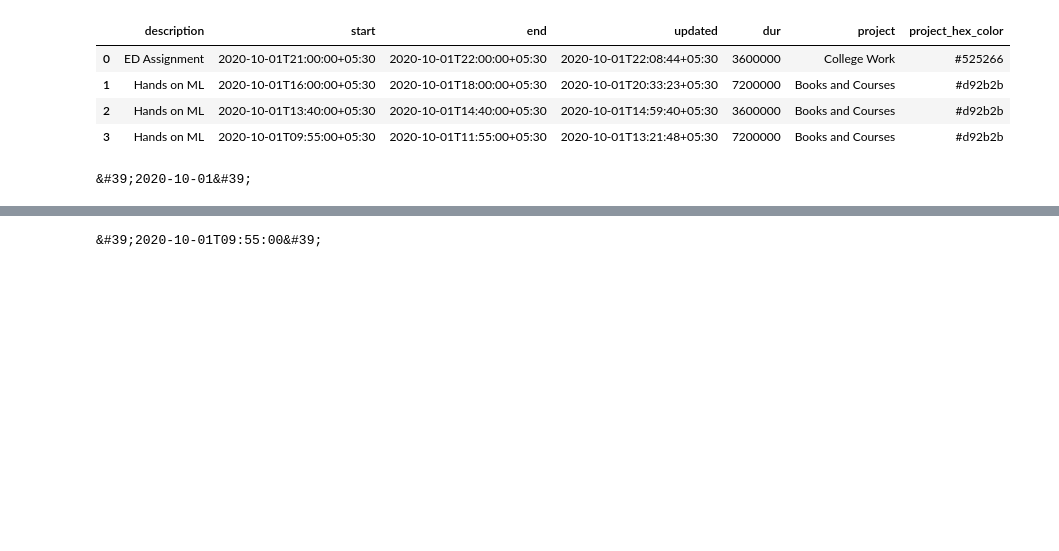
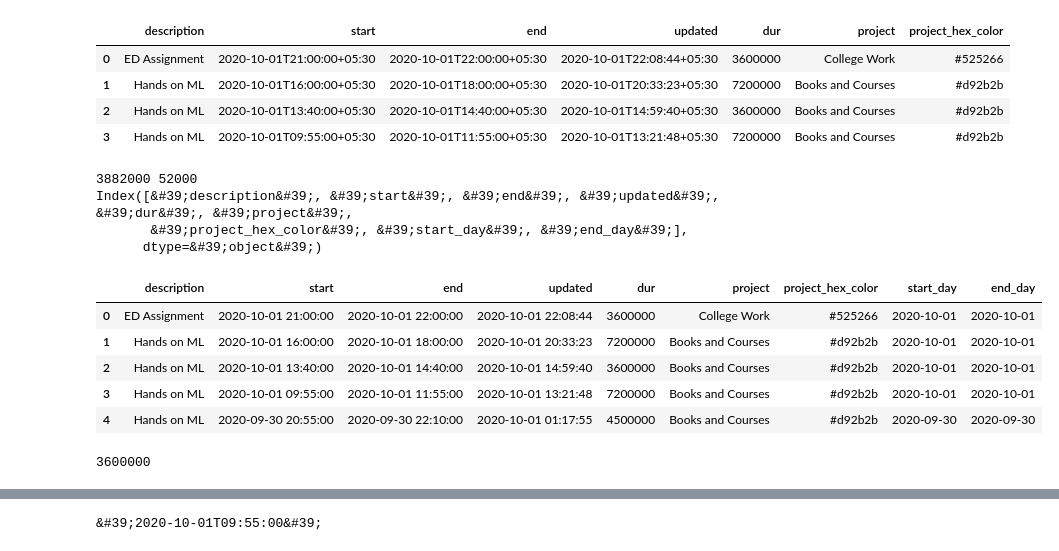
Before and after one commit to atharva-2001/Toggl-Dashboard, a Jupyter notebook: api_test.ipynb, the cells around one changed output, grey strips where cells are left out. Cells and saved outputs as stored; diff of their text form; code cells hidden in the pictures; blank space fills up the shorter version.

Commit message:
created splits

```diff
--- a/api_test.ipynb
+++ b/api_test.ipynb
@@ -56,7 +58,3 @@ df.head(4)
 | 1 | Hands on ML | 2020-10-01T16:00:00+05:30 | 2020-10-01T18:00:00+05:30 | 2020-10-01T20:33:23+05:30 | 7200000 | Books and Courses | #d92b2b |
 | 2 | Hands on ML | 2020-10-01T13:40:00+05:30 | 2020-10-01T14:40:00+05:30 | 2020-10-01T14:59:40+05:30 | 3600000 | Books and Courses | #d92b2b |
 | 3 | Hands on ML | 2020-10-01T09:55:00+05:30 | 2020-10-01T11:55:00+05:30 | 2020-10-01T13:21:48+05:30 | 7200000 | Books and Courses | #d92b2b |
-# %%
-str(datetime.datetime.strptime(df['start'].tolist()[3].split('+')[0], '%Y-%m-%dT%H:%M:%S').date())
-# %% [output]
-&#39;2020-10-01&#39;
@@ -62,0 +105,14 @@ str(datetime.datetime.strptime(df['start'].tolist()[3].split('+')[0], '%Y-%m-%dT
+# %%
+return_df = get_processed_df(df)
+return_df.head()
+# %% [output]
+3882000 52000
+Index([&#39;description&#39;, &#39;start&#39;, &#39;end&#39;, &#39;updated&#39;, &#39;dur&#39;, &#39;project&#39;,
+       &#39;project_hex_color&#39;, &#39;start_day&#39;, &#39;end_day&#39;],
+      dtype=&#39;object&#39;)
+|  | description | start | end | updated | dur | project | project_hex_color | start_day | end_day |
+| 0 | ED Assignment | 2020-10-01 21:00:00 | 2020-10-01 22:00:00 | 2020-10-01 22:08:44 | 3600000 | College Work | #525266 | 2020-10-01 | 2020-10-01 |
+| 1 | Hands on ML | 2020-10-01 16:00:00 | 2020-10-01 18:00:00 | 2020-10-01 20:33:23 | 7200000 | Books and Courses | #d92b2b | 2020-10-01 | 2020-10-01 |
+| 2 | Hands on ML | 2020-10-01 13:40:00 | 2020-10-01 14:40:00 | 2020-10-01 14:59:40 | 3600000 | Books and Courses | #d92b2b | 2020-10-01 | 2020-10-01 |
+| 3 | Hands on ML | 2020-10-01 09:55:00 | 2020-10-01 11:55:00 | 2020-10-01 13:21:48 | 7200000 | Books and Courses | #d92b2b | 2020-10-01 | 2020-10-01 |
+| 4 | Hands on ML | 2020-09-30 20:55:00 | 2020-09-30 22:10:00 | 2020-10-01 01:17:55 | 4500000 | Books and Courses | #d92b2b | 2020-09-30 | 2020-09-30 |
@@ -62,0 +137,4 @@ str(datetime.datetime.strptime(df['start'].tolist()[3].split('+')[0], '%Y-%m-%dT
+# %%
+return_df['dur'].tolist()[0]
+# %% [output]
+3600000
```
Also changed, not shown: parts of 6 cells of this notebook, 1 other file.
